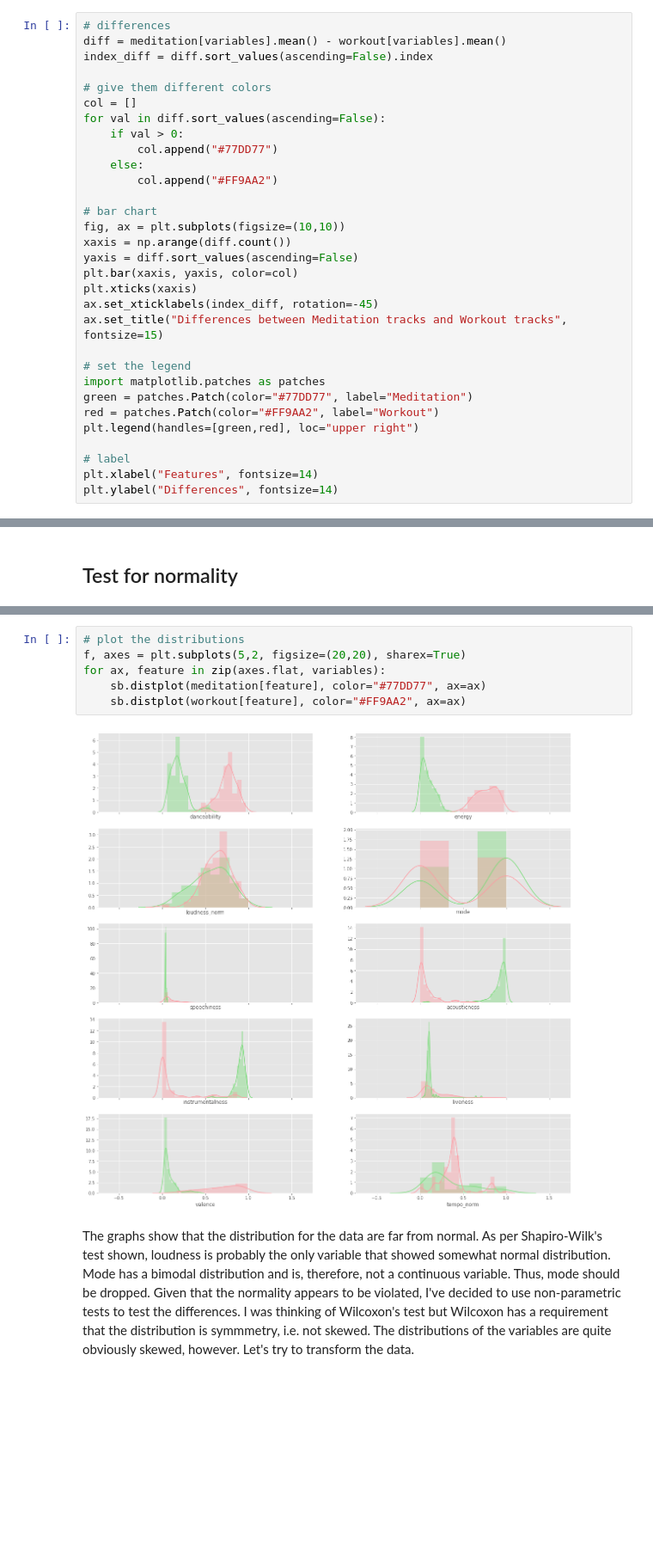
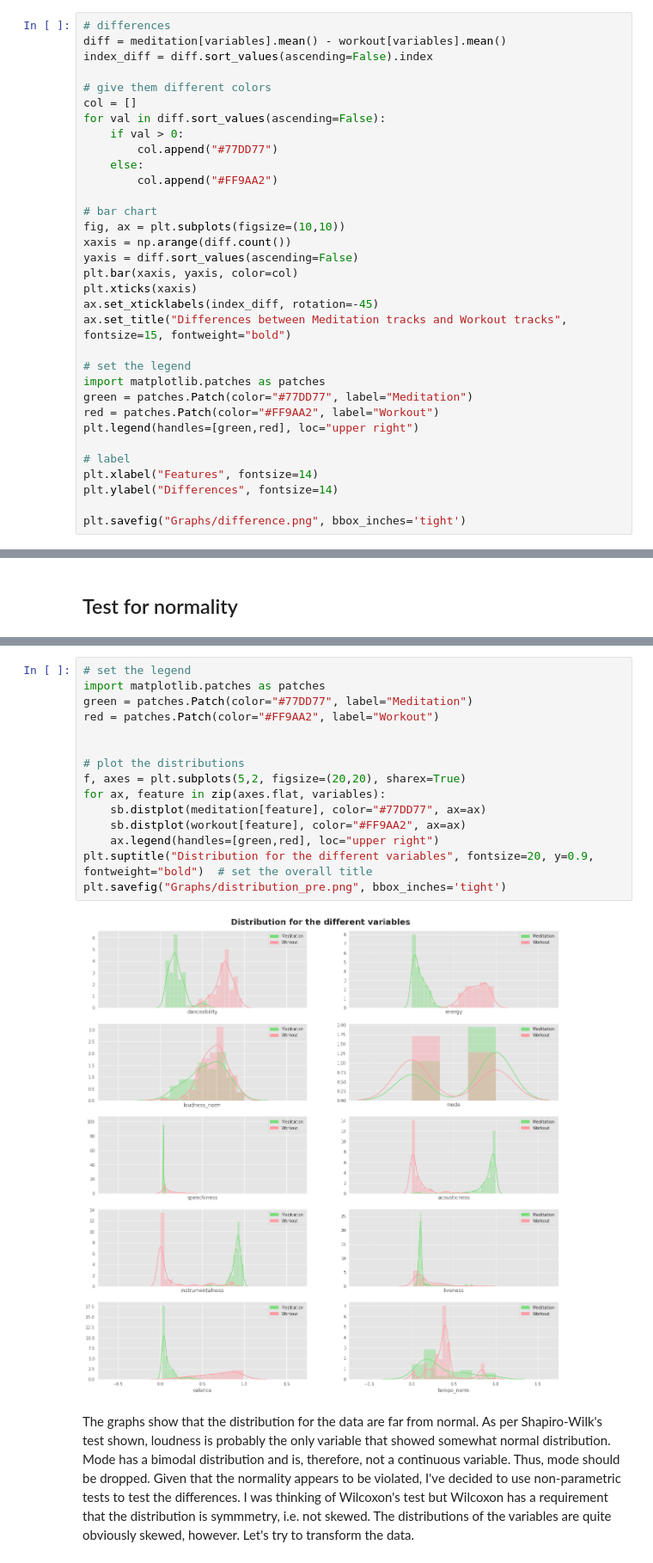
Before and after one commit to hannz88/Spotify_data_science, a Jupyter notebook: Comparing playlists.ipynb, the cells around one changed output, grey strips where cells are left out. Shown: that part at 86% size. Saved outputs shown, nothing was run; the diff lists cells and outputs as text; blank space fills up the shorter version.

```diff
--- a/Comparing playlists.ipynb
+++ b/Comparing playlists.ipynb
@@ -348,7 +349,7 @@ yaxis = diff.sort_values(ascending=False)
 plt.bar(xaxis, yaxis, color=col)
 plt.xticks(xaxis)
 ax.set_xticklabels(index_diff, rotation=-45)
-ax.set_title("Differences between Meditation tracks and Workout tracks", fontsize=15)
+ax.set_title("Differences between Meditation tracks and Workout tracks", fontsize=15, fontweight="bold")
 
 # set the legend
 import matplotlib.patches as patches
@@ -359,4 +360,6 @@ plt.legend(handles=[green,red], loc="upper right")
 # label
 plt.xlabel("Features", fontsize=14)
 plt.ylabel("Differences", fontsize=14)
+
+plt.savefig("Graphs/difference.png", bbox_inches='tight')
 # %% [output]
@@ -442,11 +455,20 @@ Meditation's loudness_norm p-value is 0.1610034555196762; Workout's loudness_nor
 # %%
+# set the legend
+import matplotlib.patches as patches
+green = patches.Patch(color="#77DD77", label="Meditation")
+red = patches.Patch(color="#FF9AA2", label="Workout")
+
+
 # plot the distributions
 f, axes = plt.subplots(5,2, figsize=(20,20), sharex=True)
 for ax, feature in zip(axes.flat, variables):
     sb.distplot(meditation[feature], color="#77DD77", ax=ax)
     sb.distplot(workout[feature], color="#FF9AA2", ax=ax)
+    ax.legend(handles=[green,red], loc="upper right")
+plt.suptitle("Distribution for the different variables", fontsize=20, y=0.9, fontweight="bold")  # set the overall title
+plt.savefig("Graphs/distribution_pre.png", bbox_inches='tight')
 # %% [output]
-[figure, old version]
+[figure, new version]
 # %% [markdown]
 The graphs show that the distribution for the data are far from normal. As per Shapiro-Wilk's test shown, loudness is probably the only variable that showed somewhat normal distribution. Mode has a bimodal distribution and is, therefore, not a continuous variable. Thus, mode should be dropped. Given that the normality appears to be violated, I've decided to use non-parametric tests to test the differences. I was thinking of Wilcoxon's test but Wilcoxon has a requirement that the distribution is symmmetry, i.e. not skewed. The distributions of the variables are quite obviously skewed, however. Let's try to transform the data.
 # %%
```
Also changed, not shown: parts of 8 cells of this notebook, 1 other file.
